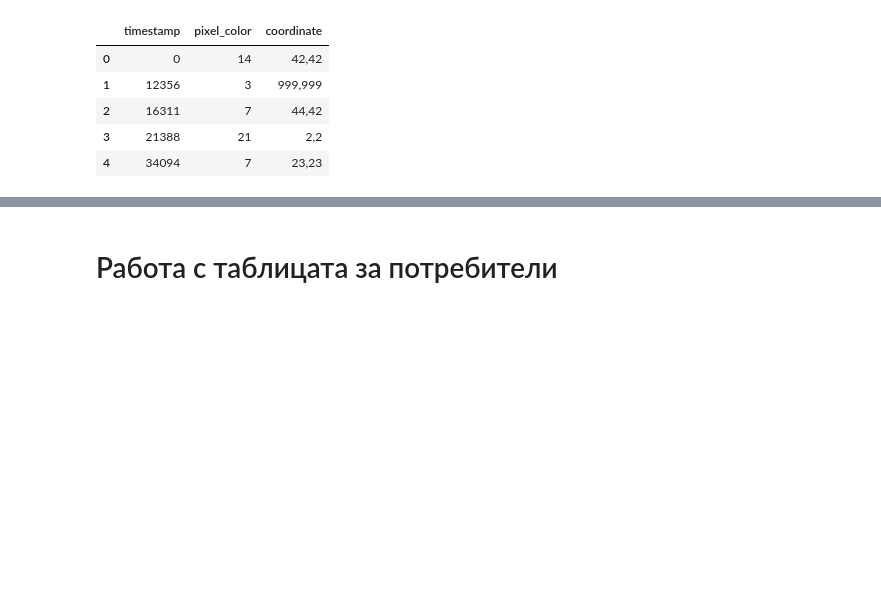
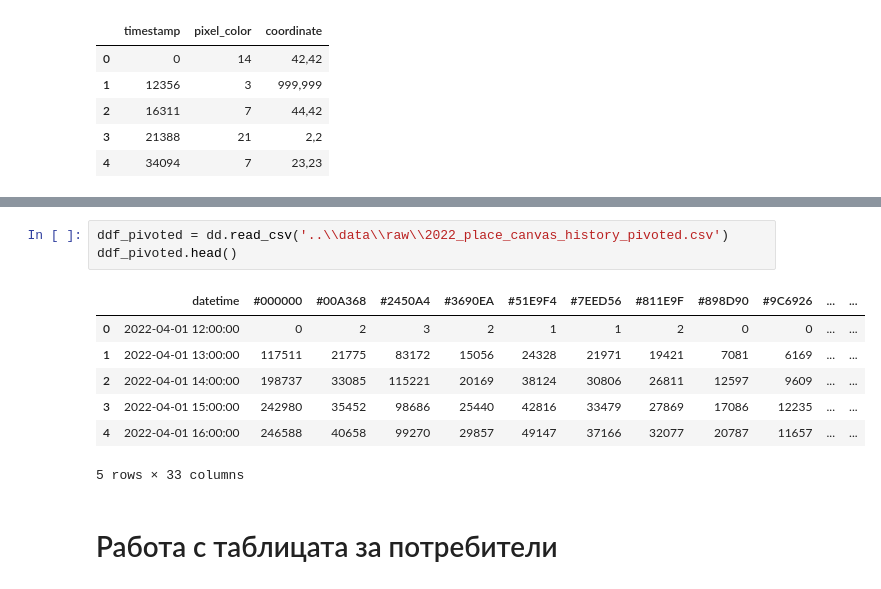
Before and after one commit to Denis-Iv/Analyzing-Social-Experiment, a Jupyter notebook: visualize_data.ipynb, the cells around one changed output, grey strips where cells are left out. Drawn from its saved outputs; the diff is of its cells as text; blank space fills up the shorter version.

```diff
--- a/visualize_data.ipynb
+++ b/visualize_data.ipynb
@@ -43,3 +50,14 @@ ddf_date.head()
+# %%
+ddf_pivoted = dd.read_csv('..\\data\\raw\\2022_place_canvas_history_pivoted.csv')
+ddf_pivoted.head()
+# %% [output]
+|  | datetime | #000000 | #00A368 | #2450A4 | #3690EA | #51E9F4 | #7EED56 | #811E9F | #898D90 | #9C6926 | ... | ... |
+| 0 | 2022-04-01 12:00:00 | 0 | 2 | 3 | 2 | 1 | 1 | 2 | 0 | 0 | ... | ... |
+| 1 | 2022-04-01 13:00:00 | 117511 | 21775 | 83172 | 15056 | 24328 | 21971 | 19421 | 7081 | 6169 | ... | ... |
+| 2 | 2022-04-01 14:00:00 | 198737 | 33085 | 115221 | 20169 | 38124 | 30806 | 26811 | 12597 | 9609 | ... | ... |
+| 3 | 2022-04-01 15:00:00 | 242980 | 35452 | 98686 | 25440 | 42816 | 33479 | 27869 | 17086 | 12235 | ... | ... |
+| 4 | 2022-04-01 16:00:00 | 246588 | 40658 | 99270 | 29857 | 49147 | 37166 | 32077 | 20787 | 11657 | ... | ... |
+5 rows × 33 columns
 # %% [markdown]
 # Работа с таблицата за потребители
 # %%
```
Also changed, not shown: parts of 11 cells of this notebook, 3 other files.
